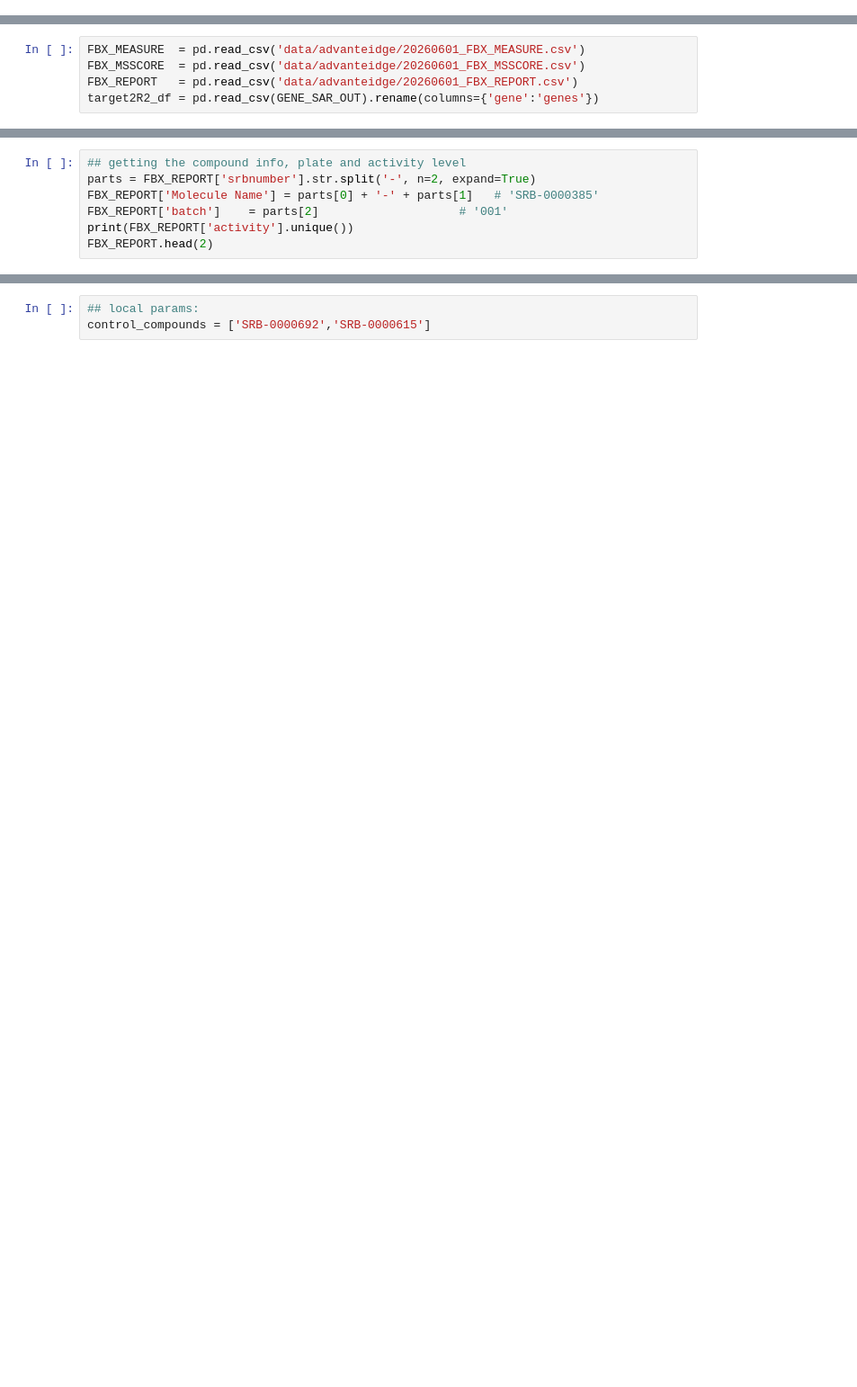
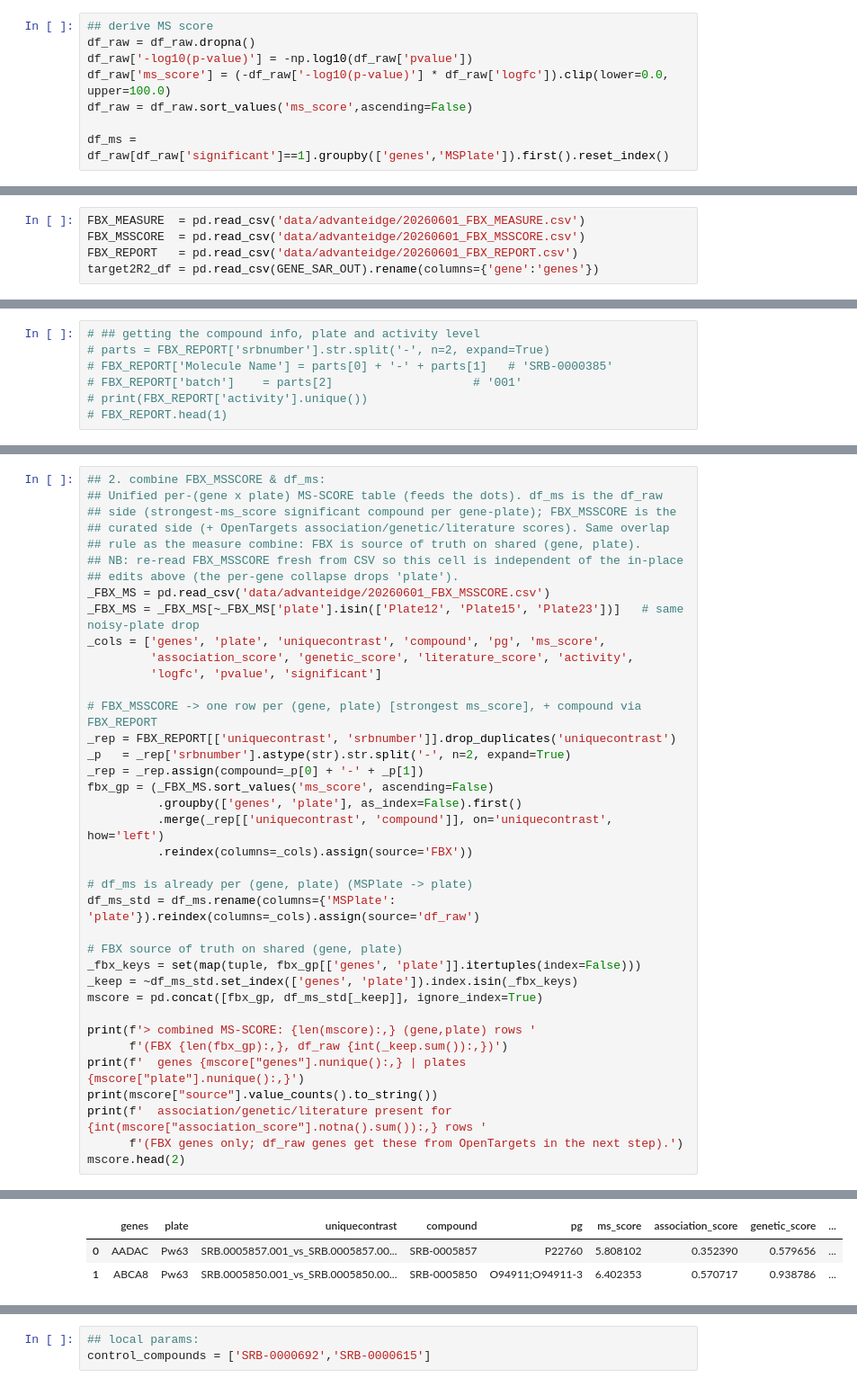
Before and after one commit to gtamo39/MS_ML, a Jupyter notebook: vignettes/MS_Interface.ipynb, the cells around one changed output, grey strips where cells are left out. Shown at 90% size. Saved outputs shown, nothing was run; the diff lists cells and outputs as text; blank space fills up the shorter version.

```diff
--- a/vignettes/MS_Interface.ipynb
+++ b/vignettes/MS_Interface.ipynb
@@ -236,3 +265,11 @@ rows per priority area:
    2,357  respiratory or thoracic disease
 > target_list: 6706 unique (OT>0.4 + 172 patent + 46 BMS genes)
 6706
+# %%
+## derive MS score
+df_raw = df_raw.dropna()
+df_raw['-log10(p-value)'] = -np.log10(df_raw['pvalue'])
+df_raw['ms_score'] = (-df_raw['-log10(p-value)'] * df_raw['logfc']).clip(lower=0.0, upper=100.0)
+df_raw = df_raw.sort_values('ms_score',ascending=False)
+
+df_ms = df_raw[df_raw['significant']==1].groupby(['genes','MSPlate']).first().reset_index()
@@ -282,7 +292,7 @@ FBX_MSSCORE.head(2)
 # %%
-## getting the compound info, plate and activity level
-parts = FBX_REPORT['srbnumber'].str.split('-', n=2, expand=True)
-FBX_REPORT['Molecule Name'] = parts[0] + '-' + parts[1]   # 'SRB-0000385'
-FBX_REPORT['batch']    = parts[2]                    # '001'
-print(FBX_REPORT['activity'].unique())
-FBX_REPORT.head(2)
+# ## getting the compound info, plate and activity level
+# parts = FBX_REPORT['srbnumber'].str.split('-', n=2, expand=True)
+# FBX_REPORT['Molecule Name'] = parts[0] + '-' + parts[1]   # 'SRB-0000385'
+# FBX_REPORT['batch']    = parts[2]                    # '001'
+# print(FBX_REPORT['activity'].unique())
+# FBX_REPORT.head(1)
@@ -307,0 +345,39 @@ target2R2_df.head(2)
+# %%
+## 2. combine FBX_MSSCORE & df_ms:
+## Unified per-(gene x plate) MS-SCORE table (feeds the dots). df_ms is the df_raw
+## side (strongest-ms_score significant compound per gene-plate); FBX_MSSCORE is the
+## curated side (+ OpenTargets association/genetic/literature scores). Same overlap
+## rule as the measure combine: FBX is source of truth on shared (gene, plate).
+## NB: re-read FBX_MSSCORE fresh from CSV so this cell is independent of the in-place
+## edits above (the per-gene collapse drops 'plate').
+_FBX_MS = pd.read_csv('data/advanteidge/20260601_FBX_MSSCORE.csv')
+_FBX_MS = _FBX_MS[~_FBX_MS['plate'].isin(['Plate12', 'Plate15', 'Plate23'])]   # same noisy-plate drop
+_cols = ['genes', 'plate', 'uniquecontrast', 'compound', 'pg', 'ms_score',
+         'association_score', 'genetic_score', 'literature_score', 'activity',
+         'logfc', 'pvalue', 'significant']
+
+# FBX_MSSCORE -> one row per (gene, plate) [strongest ms_score], + compound via FBX_REPORT
+_rep = FBX_REPORT[['uniquecontrast', 'srbnumber']].drop_duplicates('uniquecontrast')
+_p   = _rep['srbnumber'].astype(str).str.split('-', n=2, expand=True)
+_rep = _rep.assign(compound=_p[0] + '-' + _p[1])
+fbx_gp = (_FBX_MS.sort_values('ms_score', ascending=False)
+          .groupby(['genes', 'plate'], as_index=False).first()
+          .merge(_rep[['uniquecontrast', 'compound']], on='uniquecontrast', how='left')
+          .reindex(columns=_cols).assign(source='FBX'))
+
+# df_ms is already per (gene, plate) (MSPlate -> plate)
+df_ms_std = df_ms.rename(columns={'MSPlate': 'plate'}).reindex(columns=_cols).assign(source='df_raw')
+
+# FBX source of truth on shared (gene, plate)
+_fbx_keys = set(map(tuple, fbx_gp[['genes', 'plate']].itertuples(index=False)))
+_keep = ~df_ms_std.set_index(['genes', 'plate']).index.isin(_fbx_keys)
+mscore = pd.concat([fbx_gp, df_ms_std[_keep]], ignore_index=True)
+
+print(f'> combined MS-SCORE: {len(mscore):,} (gene,plate) rows '
+      f'(FBX {len(fbx_gp):,}, df_raw {int(_keep.sum()):,})')
+print(f'  genes {mscore["genes"].nunique():,} | plates {mscore["plate"].nunique():,}')
+print(mscore["source"].value_counts().to_string())
+print(f'  association/genetic/literature present for {int(mscore["association_score"].notna().sum()):,} rows '
+      f'(FBX genes only; df_raw genes get these from OpenTargets in the next step).')
+mscore.head(2)
+# %% [output]
@@ -307,0 +390,3 @@ target2R2_df.head(2)
+|  | genes | plate | uniquecontrast | compound | pg | ms_score | association_score | genetic_score | ... |
+| 0 | AADAC | Pw63 | SRB.0005857.001_vs_SRB.0005857.00... | SRB-0005857 | P22760 | 5.808102 | 0.352390 | 0.579656 | ... |
+| 1 | ABCA8 | Pw63 | SRB.0005850.001_vs_SRB.0005850.00... | SRB-0005850 | O94911;O94911-3 | 6.402353 | 0.570717 | 0.938786 | ... |
```
Also changed, not shown: parts of 26 cells of this notebook, 3 other files.
